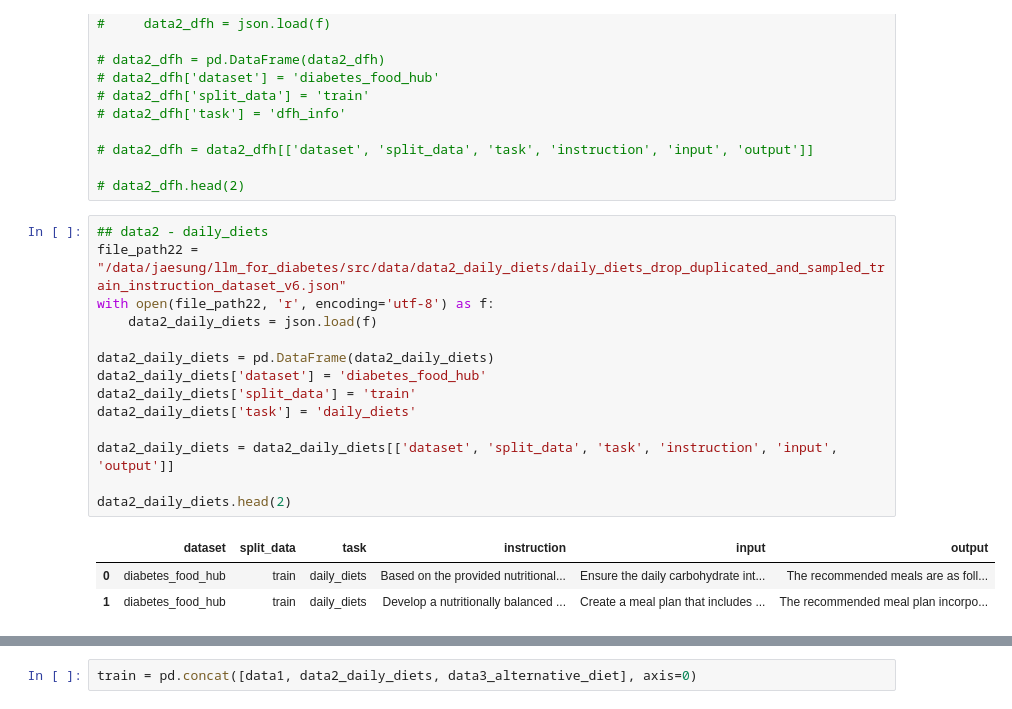
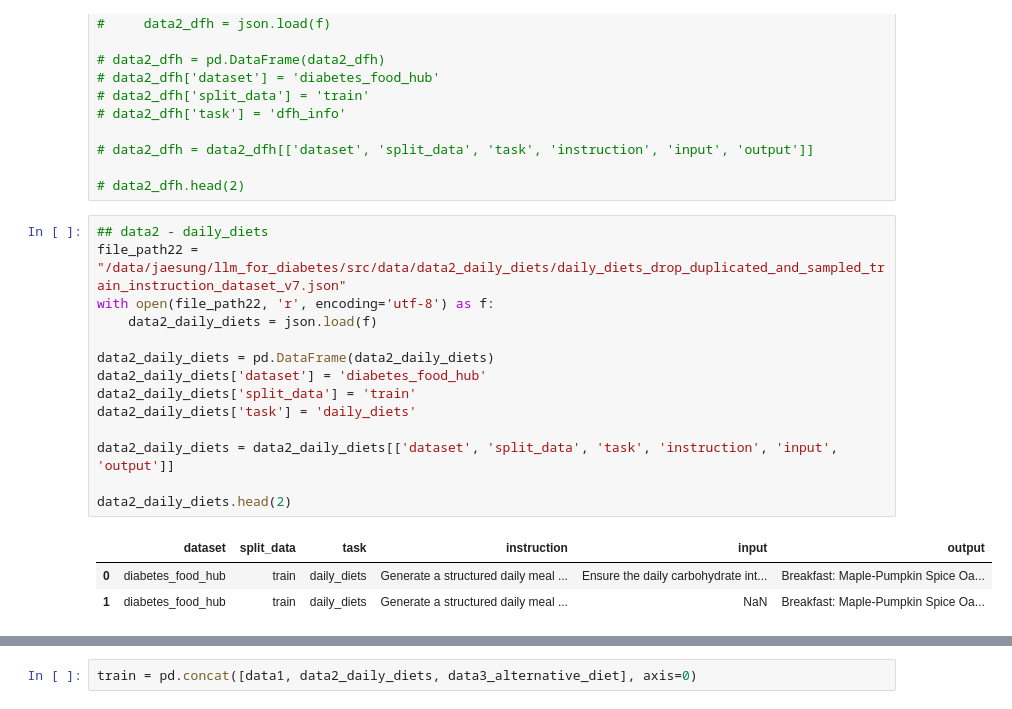
Before and after one commit to HwangIsAce/llm_for_diabetes, a Jupyter notebook: src/data/data_integration.ipynb, the cells around one changed output, grey strips where cells are left out. Cells and saved outputs as stored; diff of their text form.

Commit message:
feat: Modify instruction

```diff
--- a/src/data/data_integration.ipynb
+++ b/src/data/data_integration.ipynb
@@ -35,21 +35,21 @@ data1.head(2)
 # data2_dfh.head(2)
 # %%
 ## data2 - daily_diets
-file_path22 = "/data/jaesung/llm_for_diabetes/src/data/data2_daily_diets/daily_diets_drop_duplicated_and_sampled_train_instruction_dataset_v6.json"
+file_path22 = "/data/jaesung/llm_for_diabetes/src/data/data2_daily_diets/daily_diets_drop_duplicated_and_sampled_train_instruction_dataset_v7.json"
 with open(file_path22, 'r', encoding='utf-8') as f:
     data2_daily_diets = json.load(f)
 
 data2_daily_diets = pd.DataFrame(data2_daily_diets)
 data2_daily_diets['dataset'] = 'diabetes_food_hub'
 data2_daily_diets['split_data'] = 'train'
 data2_daily_diets['task'] = 'daily_diets'
 
 data2_daily_diets = data2_daily_diets[['dataset', 'split_data', 'task', 'instruction', 'input', 'output']]
 
 data2_daily_diets.head(2)
 # %% [output]
 |  | dataset | split_data | task | instruction | input | output |
-| 0 | diabetes_food_hub | train | daily_diets | Based on the provided nutritional... | Ensure the daily carbohydrate int... | The recommended meals are as foll... |
-| 1 | diabetes_food_hub | train | daily_diets | Develop a nutritionally balanced ... | Create a meal plan that includes ... | The recommended meal plan incorpo... |
+| 0 | diabetes_food_hub | train | daily_diets | Generate a structured daily meal ... | Ensure the daily carbohydrate int... | Breakfast: Maple-Pumpkin Spice Oa... |
+| 1 | diabetes_food_hub | train | daily_diets | Generate a structured daily meal ... | NaN | Breakfast: Maple-Pumpkin Spice Oa... |
 # %%
 ## data3 - alternative_diet
```
Also changed, not shown: parts of 7 cells of this notebook, 2 other files.
